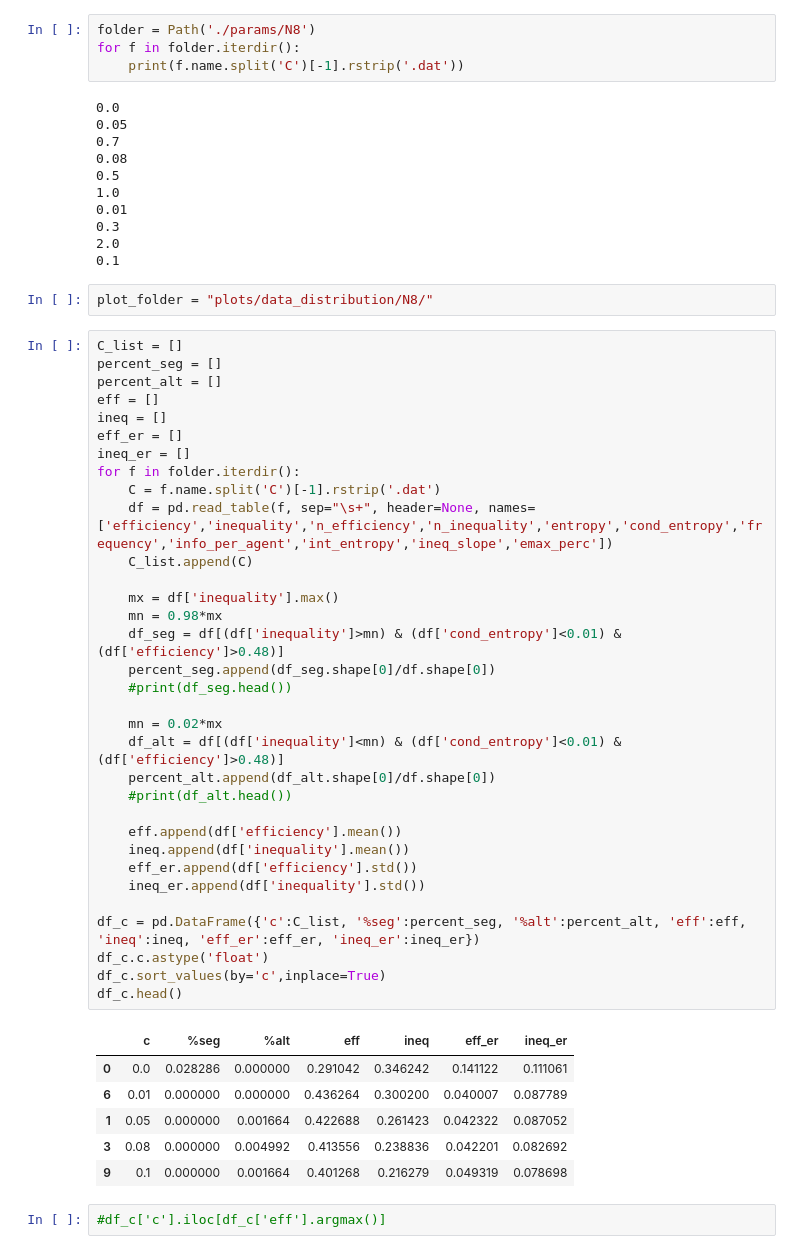
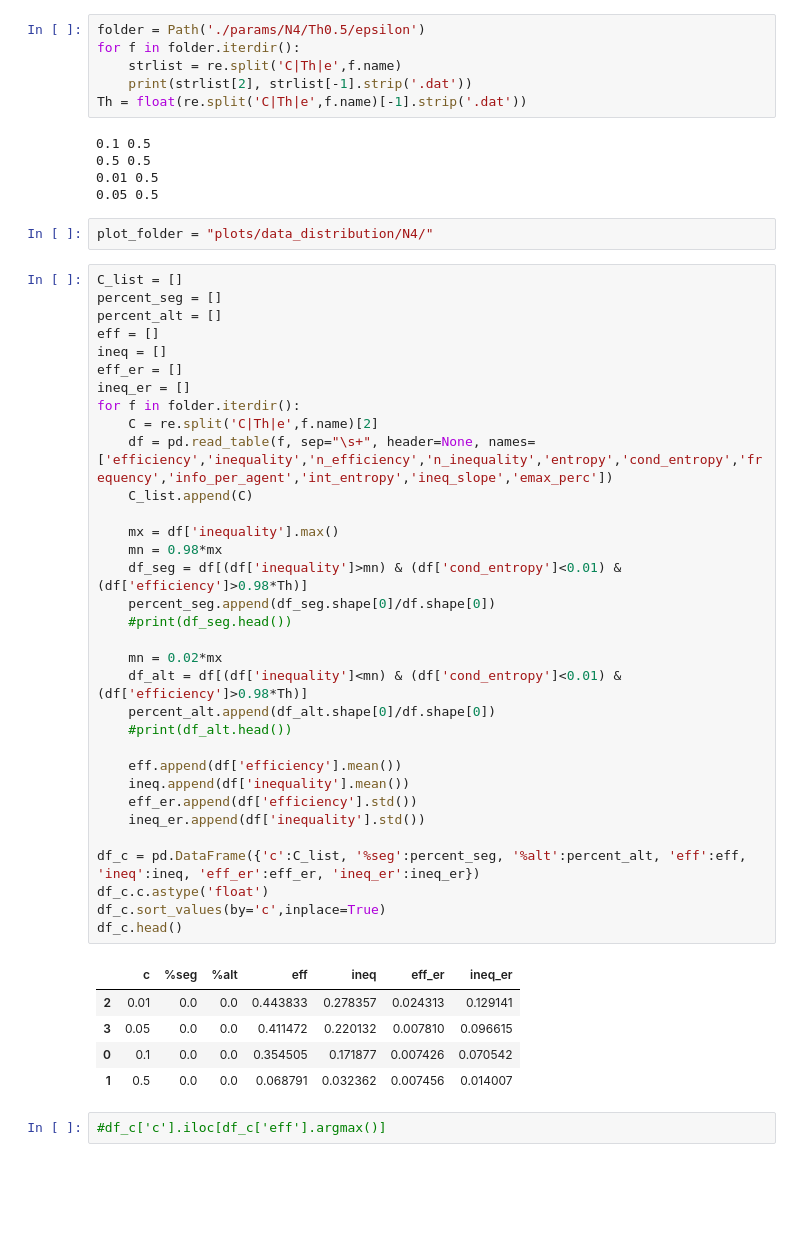
Before and after one commit to calvar/el_farol_agents, a Jupyter notebook: markov_fplay/seg_alt_percent.ipynb, the cells around one changed output. Drawn from its saved outputs; the diff is of its cells as text; blank space fills up the shorter version.

```diff
--- a/markov_fplay/seg_alt_percent.ipynb
+++ b/markov_fplay/seg_alt_percent.ipynb
@@ -9,60 +11,55 @@ from mpl_toolkits.mplot3d import Axes3D
 # %%
-folder = Path('./params/N8')
+folder = Path('./params/N4/Th0.5/epsilon')
 for f in folder.iterdir():
-    print(f.name.split('C')[-1].rstrip('.dat'))
+    strlist = re.split('C|Th|e',f.name)
+    print(strlist[2], strlist[-1].strip('.dat'))
+Th = float(re.split('C|Th|e',f.name)[-1].strip('.dat'))
 # %% [output]
-0.0
-0.05
-0.7
-0.08
-0.5
-1.0
-0.01
-0.3
-2.0
-0.1
+0.1 0.5
+0.5 0.5
+0.01 0.5
+0.05 0.5
 # %%
-plot_folder = "plots/data_distribution/N8/"
+plot_folder = "plots/data_distribution/N4/"
 # %%
 C_list = []
 percent_seg = []
 percent_alt = []
 eff = []
 ineq = []
 eff_er = []
 ineq_er = []
 for f in folder.iterdir():
-    C = f.name.split('C')[-1].rstrip('.dat')
+    C = re.split('C|Th|e',f.name)[2]
     df = pd.read_table(f, sep="\s+", header=None, names=['efficiency','inequality','n_efficiency','n_inequality','entropy','cond_entropy','frequency','info_per_agent','int_entropy','ineq_slope','emax_perc'])
     C_list.append(C)
 
     mx = df['inequality'].max()
     mn = 0.98*mx
-    df_seg = df[(df['inequality']>mn) & (df['cond_entropy']<0.01) & (df['efficiency']>0.48)]
+    df_seg = df[(df['inequality']>mn) & (df['cond_entropy']<0.01) & (df['efficiency']>0.98*Th)]
     percent_seg.append(df_seg.shape[0]/df.shape[0])
     #print(df_seg.head())
 
     mn = 0.02*mx
-    df_alt = df[(df['inequality']<mn) & (df['cond_entropy']<0.01) & (df['efficiency']>0.48)]
+    df_alt = df[(df['inequality']<mn) & (df['cond_entropy']<0.01) & (df['efficiency']>0.98*Th)]
     percent_alt.append(df_alt.shape[0]/df.shape[0])
     #print(df_alt.head())
 
     eff.append(df['efficiency'].mean())
     ineq.append(df['inequality'].mean())
     eff_er.append(df['efficiency'].std())
     ineq_er.append(df['inequality'].std())
 
 df_c = pd.DataFrame({'c':C_list, '%seg':percent_seg, '%alt':percent_alt, 'eff':eff, 'ineq':ineq, 'eff_er':eff_er, 'ineq_er':ineq_er})
 df_c.c.astype('float')
 df_c.sort_values(by='c',inplace=True)
 df_c.head()
 # %% [output]
 |  | c | %seg | %alt | eff | ineq | eff_er | ineq_er |
-| 0 | 0.0 | 0.028286 | 0.000000 | 0.291042 | 0.346242 | 0.141122 | 0.111061 |
-| 6 | 0.01 | 0.000000 | 0.000000 | 0.436264 | 0.300200 | 0.040007 | 0.087789 |
-| 1 | 0.05 | 0.000000 | 0.001664 | 0.422688 | 0.261423 | 0.042322 | 0.087052 |
-| 3 | 0.08 | 0.000000 | 0.004992 | 0.413556 | 0.238836 | 0.042201 | 0.082692 |
-| 9 | 0.1 | 0.000000 | 0.001664 | 0.401268 | 0.216279 | 0.049319 | 0.078698 |
+| 2 | 0.01 | 0.0 | 0.0 | 0.443833 | 0.278357 | 0.024313 | 0.129141 |
+| 3 | 0.05 | 0.0 | 0.0 | 0.411472 | 0.220132 | 0.007810 | 0.096615 |
+| 0 | 0.1 | 0.0 | 0.0 | 0.354505 | 0.171877 | 0.007426 | 0.070542 |
+| 1 | 0.5 | 0.0 | 0.0 | 0.068791 | 0.032362 | 0.007456 | 0.014007 |
 # %%
 #df_c['c'].iloc[df_c['eff'].argmax()]
 # %%
```
Also changed, not shown: parts of 4 cells of this notebook, 6 other files.
